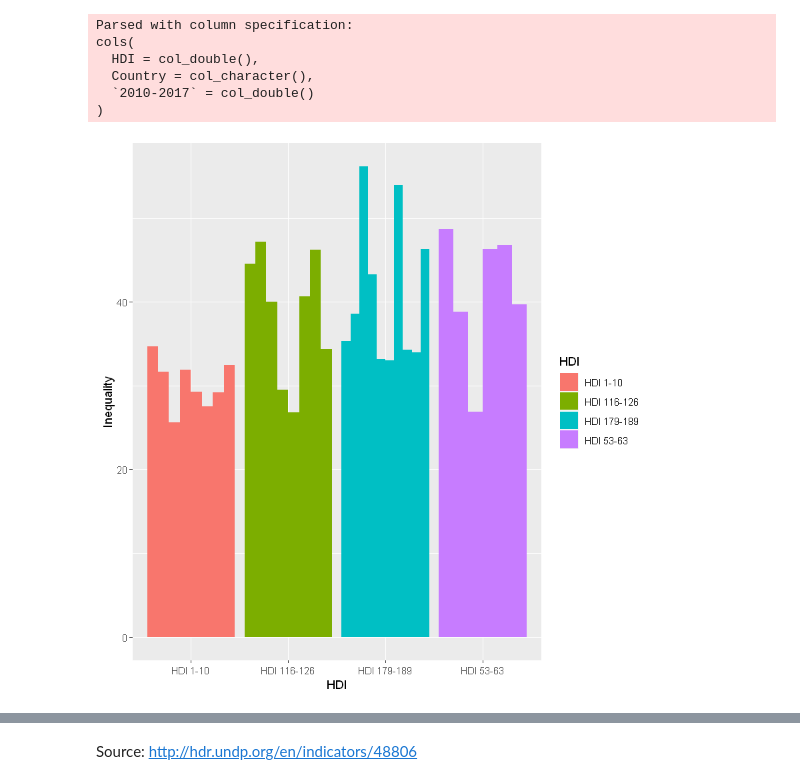
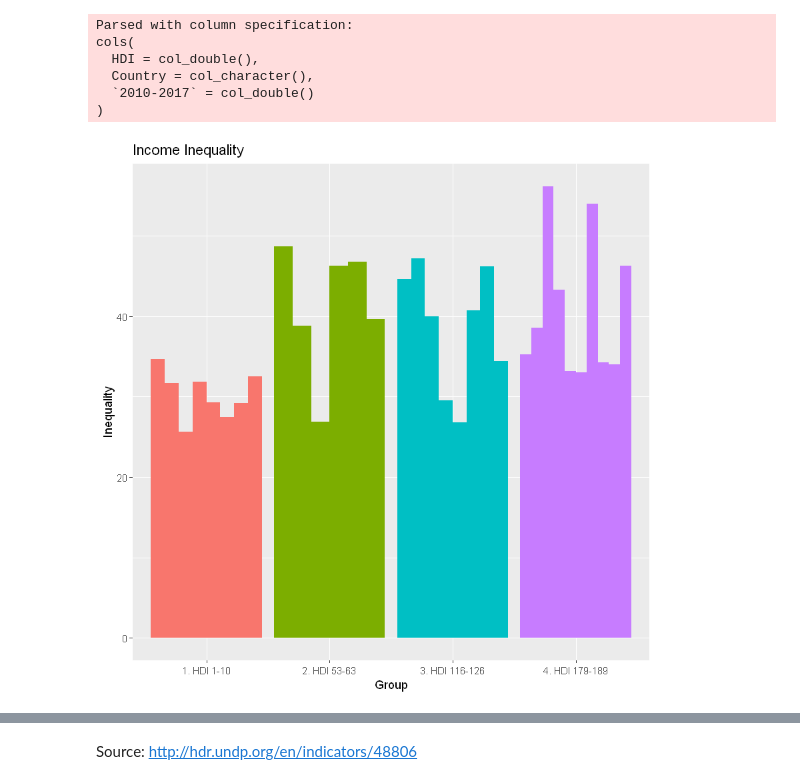
Before and after one commit to hazelerickson/data201, a Jupyter notebook: Group project - Income Index and Unemployment.ipynb, the cells around one changed output, grey strips where cells are left out. Drawn from its saved outputs; the diff is of its cells as text; code cells hidden in the pictures.

```diff
--- a/Group project - Income Index and Unemployment.ipynb
+++ b/Group project - Income Index and Unemployment.ipynb
@@ -160,23 +160,23 @@ cols(
 # %%
 names(income_inequality1)[3] <- 'Inequality'
 
 # Sort by HDI and omit empty columns
 income_inequality <- income_inequality1 %>%
     arrange(Inequality) %>%
     na.omit()
 
 income_inequality_highest <- subset(income_inequality, HDI %in% highest) %>%
-    group_by(Country, Inequality) %>% summarize(HDI="HDI 1-10")
+    group_by(Country, Inequality) %>% summarize(HDI="1. HDI 1-10")
 income_inequality_high <- subset(income_inequality, HDI %in% high) %>%
-    group_by(Country, Inequality) %>% summarize(HDI="HDI 53-63")
+    group_by(Country, Inequality) %>% summarize(HDI="2. HDI 53-63")
 income_inequality_low <- subset(income_inequality, HDI %in% low) %>%
-    group_by(Country, Inequality) %>% summarize(HDI="HDI 116-126")
+    group_by(Country, Inequality) %>% summarize(HDI="3. HDI 116-126")
 income_inequality_lowest <- subset(income_inequality, HDI %in% lowest) %>%
-    group_by(Country, Inequality) %>% summarize(HDI="HDI 179-189")
+    group_by(Country, Inequality) %>% summarize(HDI="4. HDI 179-189")
 income_inequality3 <- rbind(income_inequality_highest, income_inequality_high, income_inequality_low, income_inequality_lowest)
 
-income_inequality_highest$Country <- factor(income_inequality_highest$Country, levels = income_inequality_highest$Country[order(-income_inequality_highest$Inequality)])
 ggplot() +
-    geom_bar(data = income_inequality3, aes(x = HDI, y = Inequality, group=Country, fill=HDI), stat='identity',  position="dodge")
+    geom_bar(data = income_inequality3, aes(x = HDI, y = Inequality, group=Country , fill=HDI), stat='identity',  position="dodge") +
+    ggtitle('Income Inequality') + xlab('Group') + ylab('Inequality') + theme(legend.position = ("none"))
 # %% [output]
-[figure, old version]
+[figure, new version]
```
Also changed, not shown: parts of 8 cells of this notebook.
